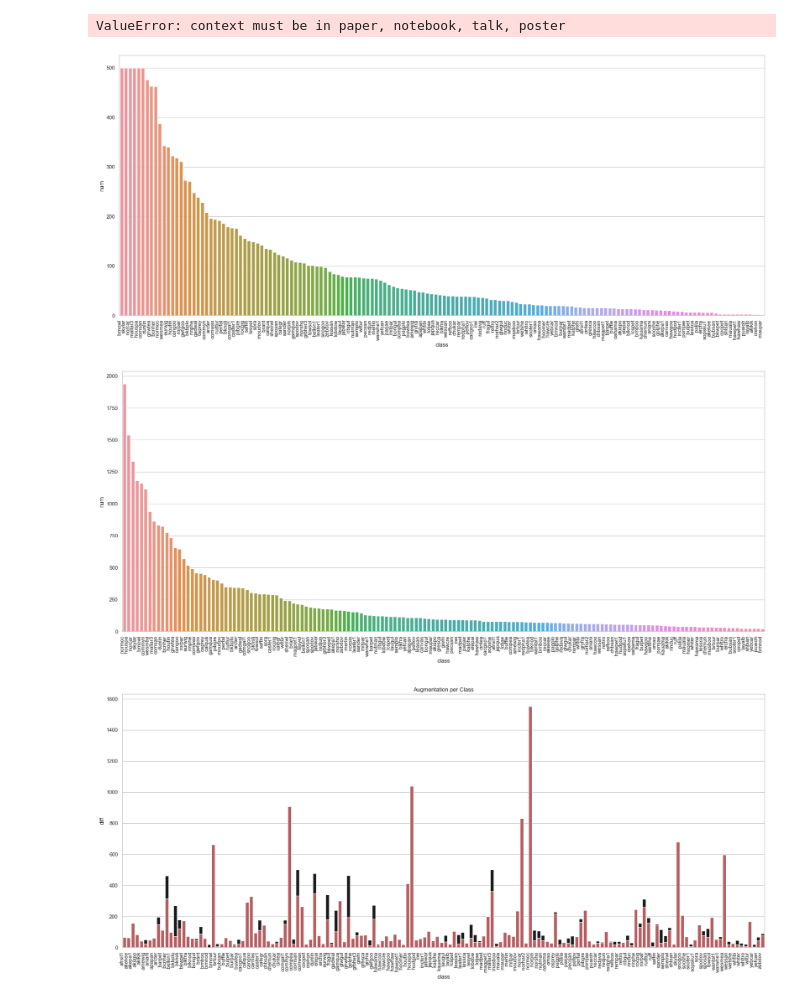
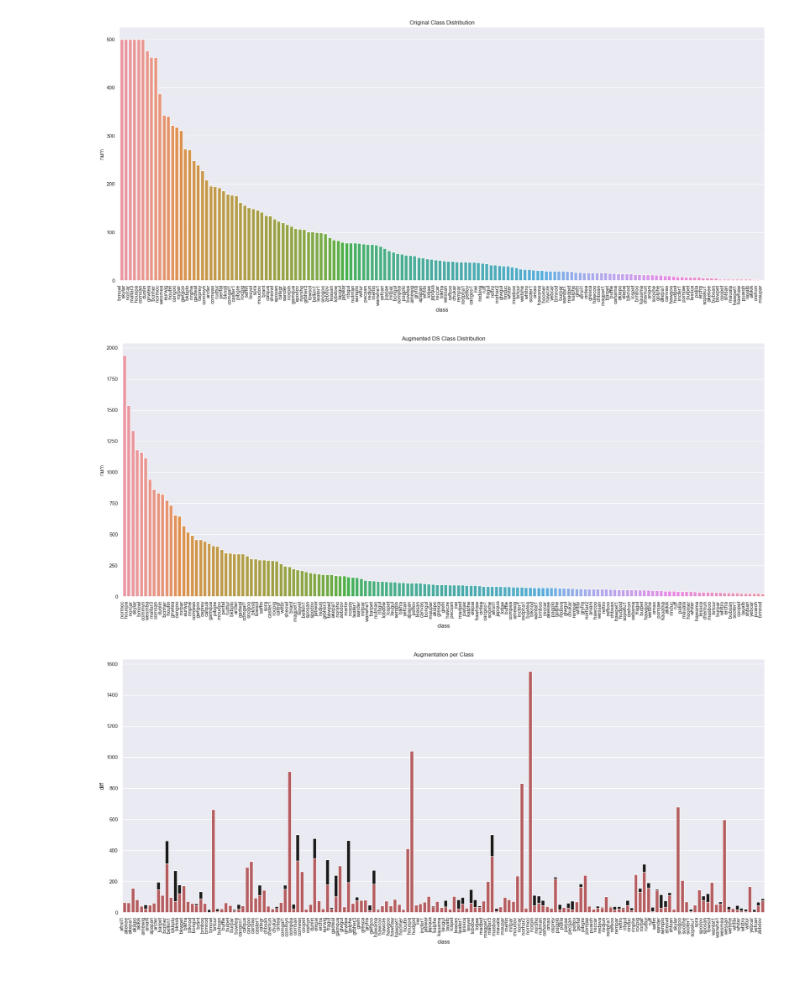
Before and after one commit to gakhromov/ai4good_birdclef, a Jupyter notebook: model/tester.ipynb, the cells around one changed output. Cells and saved outputs as stored; diff of their text form; code cells hidden in the pictures.

```diff
--- a/model/tester.ipynb
+++ b/model/tester.ipynb
@@ -20,0 +24,23 @@ import seaborn as sb
+# %%
+root = os.path.relpath('../datasets/numpy_mel')
+# %%
+df = pd.read_csv('../datasets/numpy_mel/train_metadata.csv')
+# %%
+# create new augmented df
+cols = ['primary_label', 'secondary_labels', 'path']
+df_augmented = pd.DataFrame(columns=cols)
+
+for idx, item in df.iterrows():
+    path = item['filename'].split('.')[0]
+    path = os.path.join(root, 'data', path)
+    augmented_files = glob.glob(f'{path}*')
+
+    # add new row to the augmented for each additional file
+    for f in augmented_files:
+        data = {
+            'path': [f.replace('\\', '/')],
+            'primary_label': [item.primary_label],
+            'secondary_labels': [item.secondary_labels]
+        }
+        new = pd.DataFrame(data=data)
+        df_augmented = pd.concat((df_augmented, new), axis=0, ignore_index=True)
@@ -39,27 +108,28 @@ df_diff = pd.DataFrame()
 df_diff['class'] = df_orig['class']
 df_diff['diff'] = df['num'] - df_orig['num']
 # %%
-sb.set_style('whitegrid')
-sb.set_theme("presentation")
+sb.set_style('white')
+sb.set_theme("notebook")
-# %% [output]
-ValueError: context must be in paper, notebook, talk, poster
 # %%
 fig, ax = plt.subplots(figsize=(20,9))
+plt.title("Original Class Distribution")
 ax = sb.barplot(data=df_orig.sort_values('num', ascending=False), x='class', y='num')
 ax.set_xticklabels(ax.get_xticklabels(), rotation=90, ha="right")
 plt.tight_layout()
+plt.savefig('original_dist', dpi=200)
 plt.show()
 # %% [output]
-[figure, old version]
+[figure, new version]
 # %%
 fig, ax = plt.subplots(figsize=(20,9))
-plt.title("Original Class Distribution")
+plt.title("Augmented DS Class Distribution")
 ax = sb.barplot(data=df.sort_values('num', ascending=False), x='class', y='num')
 ax.set_xticklabels(ax.get_xticklabels(), rotation=90, ha="right")
 plt.tight_layout()
+plt.savefig('augmented_dist', dpi=200)
 plt.show()
 # %% [output]
-[figure, old version]
+[figure, new version]
 # %%
 fig, ax = plt.subplots(figsize=(20,9))
 plt.title("Augmentation per Class")
```
Also changed, not shown: parts of 35 cells of this notebook, 5 other files.
